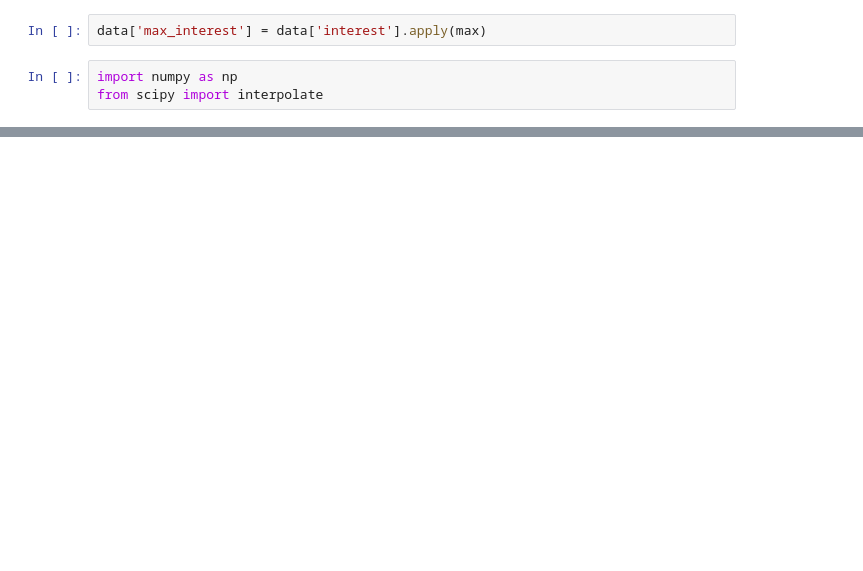
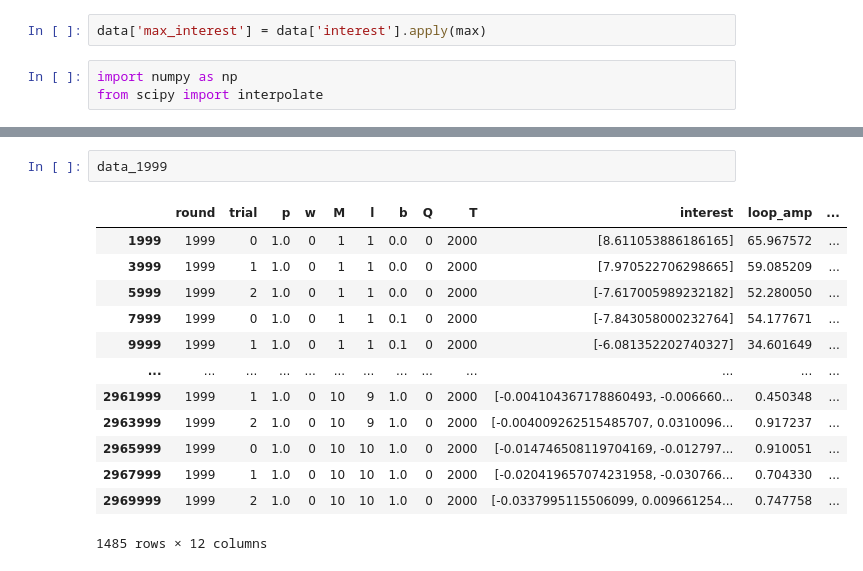
Before and after one commit to prog-autom/bandit-loops, a Jupyter notebook: notebooks/mldev_contour_plots.ipynb, the cells around one changed output, grey strips where cells are left out. Saved outputs shown, nothing was run; the diff lists cells and outputs as text; blank space fills up the shorter version.

```diff
--- a/notebooks/mldev_contour_plots.ipynb
+++ b/notebooks/mldev_contour_plots.ipynb
@@ -49 +79,17 @@ plt.savefig('3d_var_wp_max_interest.pdf');
+# %%
+data_1999
+# %% [output]
+|  | round | trial | p | w | M | l | b | Q | T | interest | loop_amp | ... |
+| 1999 | 1999 | 0 | 1.0 | 0 | 1 | 1 | 0.0 | 0 | 2000 | [8.611053886186165] | 65.967572 | ... |
+| 3999 | 1999 | 1 | 1.0 | 0 | 1 | 1 | 0.0 | 0 | 2000 | [7.970522706298665] | 59.085209 | ... |
+| 5999 | 1999 | 2 | 1.0 | 0 | 1 | 1 | 0.0 | 0 | 2000 | [-7.617005989232182] | 52.280050 | ... |
+| 7999 | 1999 | 0 | 1.0 | 0 | 1 | 1 | 0.1 | 0 | 2000 | [-7.843058000232764] | 54.177671 | ... |
+| 9999 | 1999 | 1 | 1.0 | 0 | 1 | 1 | 0.1 | 0 | 2000 | [-6.081352202740327] | 34.601649 | ... |
+| ... | ... | ... | ... | ... | ... | ... | ... | ... | ... | ... | ... | ... |
+| 2961999 | 1999 | 1 | 1.0 | 0 | 10 | 9 | 1.0 | 0 | 2000 | [-0.004104367178860493, -0.006660... | 0.450348 | ... |
+| 2963999 | 1999 | 2 | 1.0 | 0 | 10 | 9 | 1.0 | 0 | 2000 | [-0.004009262515485707, 0.0310096... | 0.917237 | ... |
+| 2965999 | 1999 | 0 | 1.0 | 0 | 10 | 10 | 1.0 | 0 | 2000 | [-0.014746508119704169, -0.012797... | 0.910051 | ... |
+| 2967999 | 1999 | 1 | 1.0 | 0 | 10 | 10 | 1.0 | 0 | 2000 | [-0.020419657074231958, -0.030766... | 0.704330 | ... |
+| 2969999 | 1999 | 2 | 1.0 | 0 | 10 | 10 | 1.0 | 0 | 2000 | [-0.0337995115506099, 0.009661254... | 0.747758 | ... |
+1485 rows × 12 columns
 # %%
```
Also changed, not shown: parts of 7 cells of this notebook, 1 other file.
